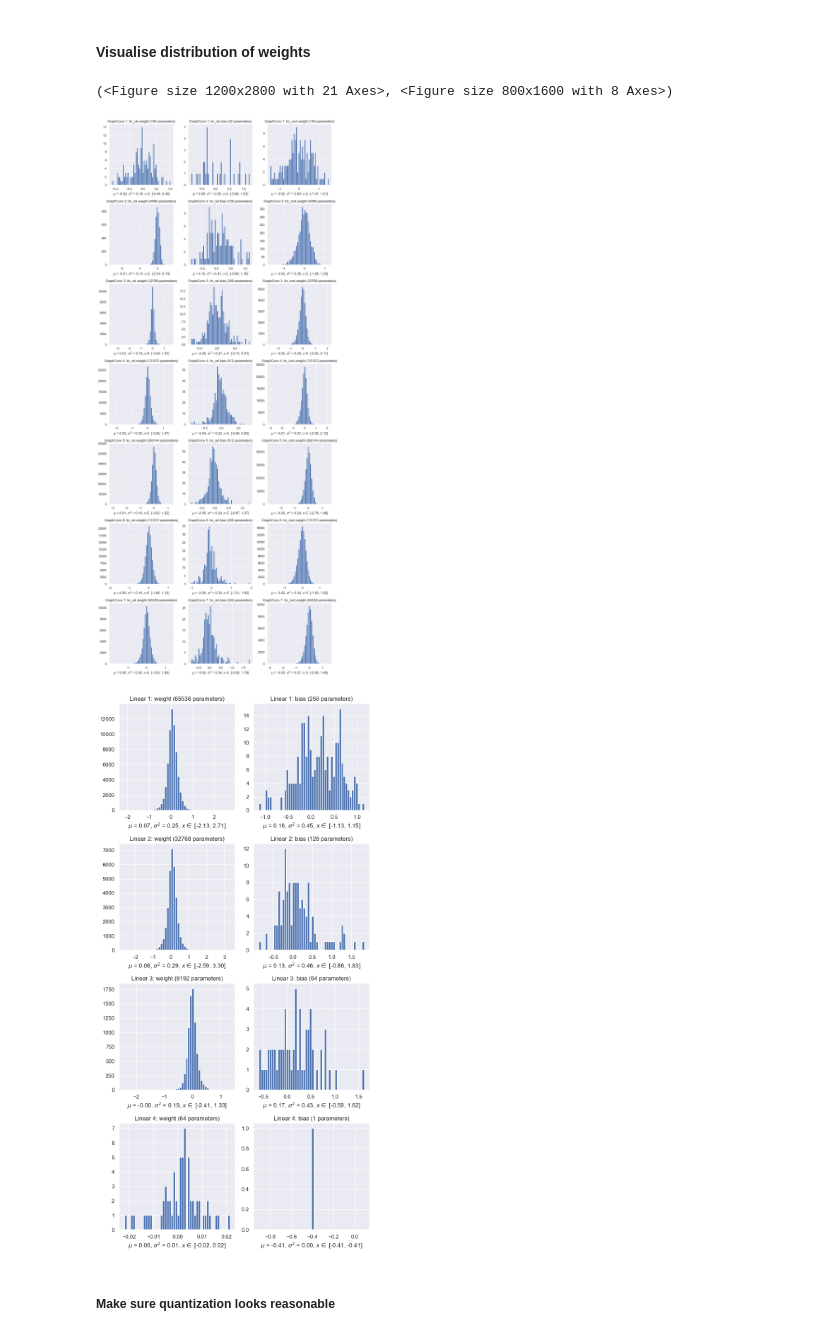
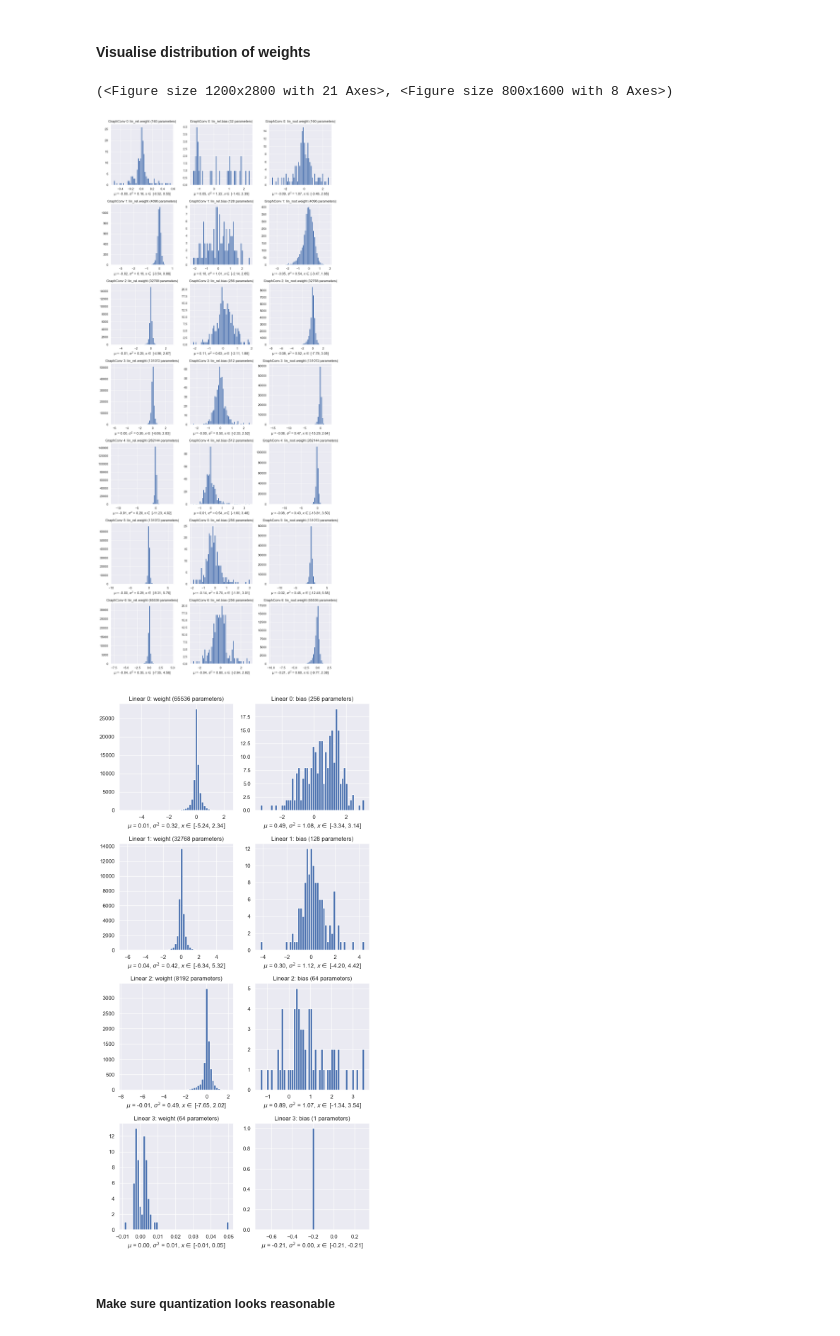
Before and after one commit to ibengtsson/GNN_decoder_quant, a Jupyter notebook: notebooks/quantization.ipynb, the cells around one changed output. Cells and saved outputs as stored; diff of their text form; code cells hidden in the pictures.

```diff
--- a/notebooks/quantization.ipynb
+++ b/notebooks/quantization.ipynb
@@ -24,12 +23,12 @@ ic.configureOutput(includeContext=True)
 # %% [markdown]
 #### Settings
 # %%
-model_path = Path.cwd().parent / Path("models\circuit_level_noise\d5\d5_d_t_3.pt")
+model_path = Path.cwd().parent / Path("models\circuit_level_noise\d7\d7_d_t_11.pt")
 device = torch.device("cpu")
-n_graphs = 5000
-seed = 11
+n_graphs = 2000
+seed = None
 batch_size = n_graphs if n_graphs < 5000 else 5000
-p = 1e-3
+p = 3e-3
 
 # read code distance and number of repetitions from file name
 file_name = model_path.name
@@ -69,11 +68,11 @@ GNN_7(
 # %% [markdown]
 #### Visualise distribution of weights
 # %%
-plot_weights(7, 4, trained_weights)
+plot_weights(7, 4, model.state_dict())
 # %% [output]
 (<Figure size 1200x2800 with 21 Axes>, <Figure size 800x1600 with 8 Axes>)
-[figure, old version]
+[figure, new version]
-[figure, old version]
+[figure, new version]
 # %% [markdown]
 ##### Make sure quantization looks reasonable
 # %%
```
Also changed, not shown: parts of 8 cells of this notebook, 11 other files.
